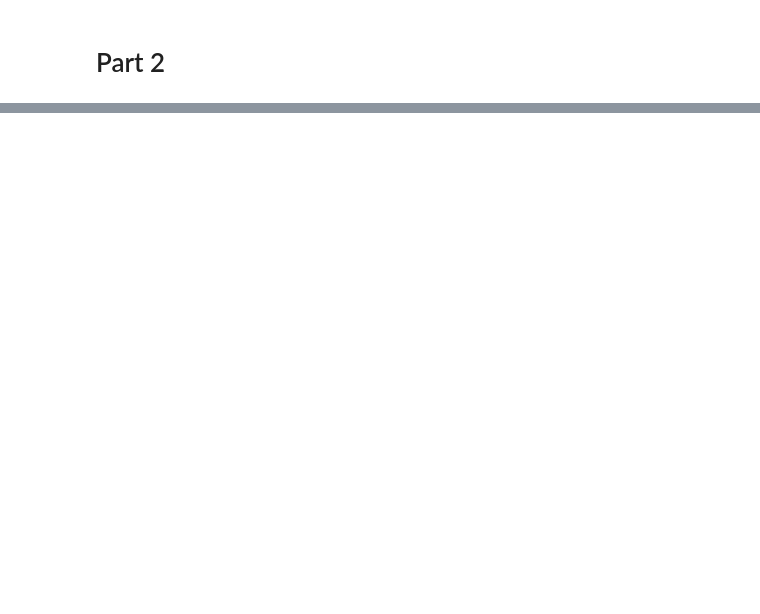
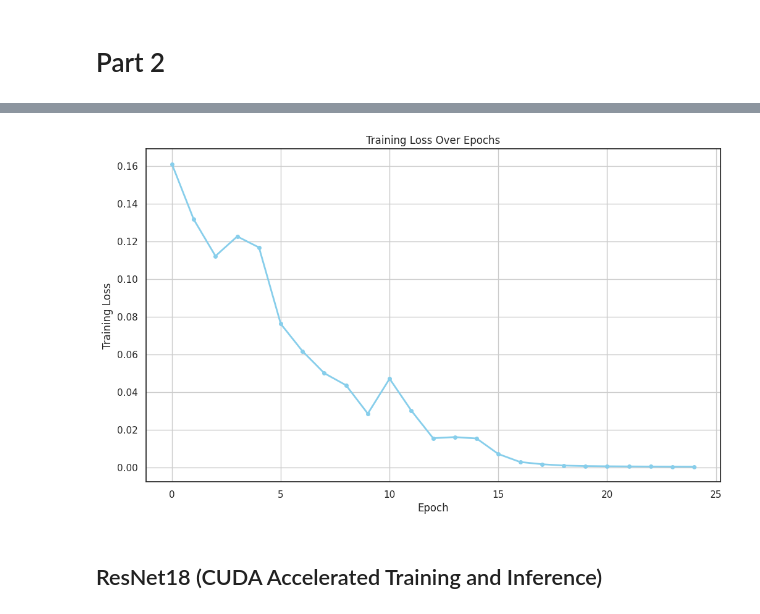
Before and after one commit to romerocruzsa/hpc_accelerated_imaging, a Jupyter notebook: data_exploration.ipynb, the cells around one changed output, grey strips where cells are left out. Saved outputs shown, nothing was run; the diff lists cells and outputs as text; code cells hidden in the pictures; blank space fills up the shorter version.

```diff
--- a/data_exploration.ipynb
+++ b/data_exploration.ipynb
@@ -168,3 +330,7 @@ import torchvision.transforms as transforms
 # %%
-transform = transforms.Compose([torchvision.transforms.ToTensor(),
-                                torchvision.transforms.Normalize((0.5, 0.5, 0.5), (0.5, 0.5, 0.5))])
+data_root = '/content/AI-for-Medicine-Specialization/AI-for-Medical-Diagnosis/nih/images_small'
+
+transform = transforms.Compose([
+    transforms.Resize((320, 320)),
+    transforms.ToTensor(),
+    transforms.Normalize((0.5, 0.5, 0.5), (0.5, 0.5, 0.5))])
@@ -182,0 +437,20 @@ IsADirectoryError: ignored
+# %%
+# Extract keys and values from the dictionary
+epochs = list(range(len(epoch_t_loss)))
+loss_values = list(epoch_t_loss)
+
+# Plotting the bar plot
+fig, ax = plt.subplots(figsize=(12, 7))  # Set the figure size to create a square plot
+
+ax.plot(epochs, loss_values, color='skyblue', marker='.', linestyle='-', linewidth=2, markersize=8)
+
+# Customize the plot
+ax.set_xlabel('Epoch')
+ax.set_ylabel('Training Loss')
+ax.set_title('Training Loss Over Epochs')
+ax.grid(True)
+plt.show()
+# %% [output]
+[figure, added]
+# %% [markdown]
+## ResNet18 (CUDA Accelerated Training and Inference)
```
Also changed, not shown: parts of 24 cells of this notebook.
